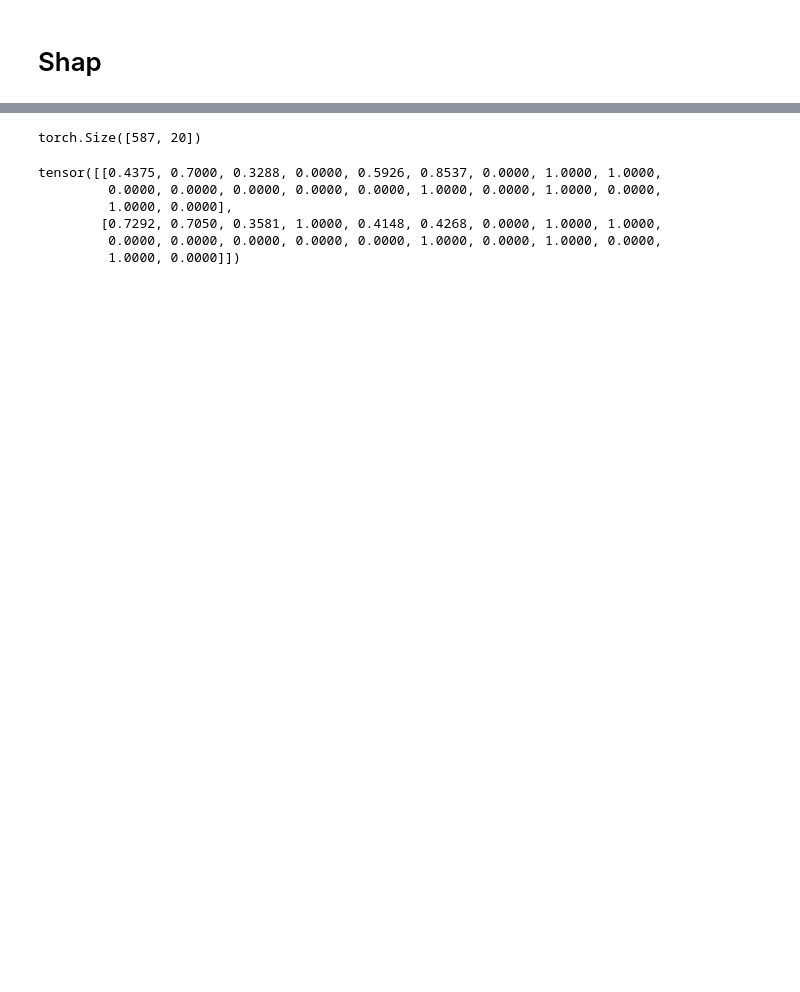
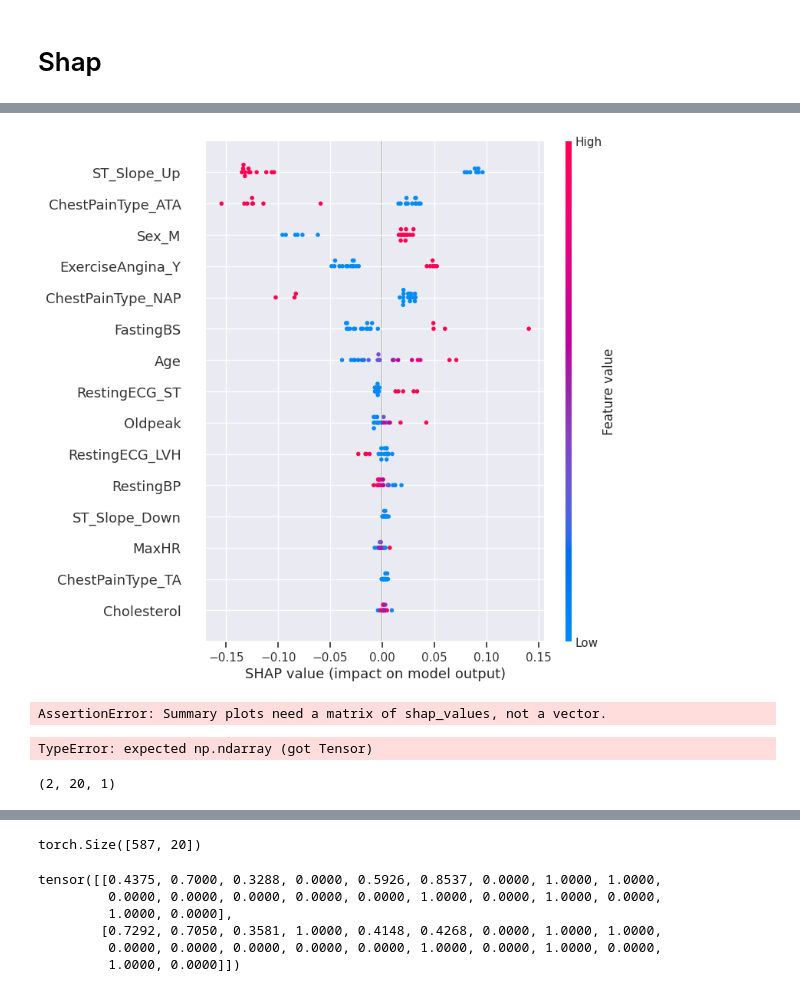
Before and after one commit to juliepinole/eth, a Jupyter notebook: healthcare/heart/Heart_MLP.ipynb, the cells around one changed output, grey strips where cells are left out. Cells and saved outputs as stored; diff of their text form; code cells hidden in the pictures; blank space fills up the shorter version.

```diff
--- a/healthcare/heart/Heart_MLP.ipynb
+++ b/healthcare/heart/Heart_MLP.ipynb
@@ -868,24 +650,0 @@ BokehModel(combine_events=True, render_bundle={'docs_json': {'e86ff16d-7fa7-47b1
-# %%
-
-train_test_data, final_categorical_features, all_features, embeddings_output = lib.pre_process_features(
-        df_heart_train,
-        num_features=num_features,
-        categorical_features=categorical_features,
-        category_to_drop=None,
-        label_col=label_col,
-        add_embeddings=base.add_embeddings,
-        add_one_hot_encoded=base.add_one_hot_encoded,
-        stand_features=base.stand_features,
-        stand_embeddings=base.stand_embeddings,
-        test_size=base.test_size,
-        random_state=base.random_state_test_train_split,
-        replace_pb_values={
-            'Cholesterol': {
-                'target_to_replace': 0,
-                'replacement_method': 'median',
-            }
-				},
-)
-X_train, X_test = train_test_data.tensors['X_train'], train_test_data.tensors['X_test']
-y_train, y_test = train_test_data.tensors['y_train'], train_test_data.tensors['y_test']
-X_train_df = train_test_data.dataframes['X_train']
@@ -900 +659,8 @@ adding One Hot Encoded
 import shap
+# %%
+f = lambda x: model(Variable(torch.from_numpy(x) )).detach().numpy()
+data = X_train['all'].numpy()
+
+# The explainer doesn't like tensors, hence the f function
+explainer = shap.KernelExplainer(f, data)
+# Get the shap values from my test data
@@ -900,0 +669,3 @@ import shap
+# %%
+data_positive = X_train['all'][:20,:].numpy()
+shap_values = explainer.shap_values(data_positive)
@@ -900,0 +677,21 @@ import shap
+# %%
+feature_names = all_features
+shap.summary_plot(np.squeeze(shap_values, axis=2), data_positive, all_features)
+# %% [output]
+[figure, added]
+# %%
+feature_names = all_features
+shap.summary_plot(np.squeeze(shap_values, axis=2)[0], data_positive, all_features)
+# %% [output]
+AssertionError: Summary plots need a matrix of shap_values, not a vector.
+# %%
+explainer_generic = shap.Explainer(f, data)
+shap_values = explainer.shap_values(f(X_test['all']))
+# %% [output]
+TypeError: expected np.ndarray (got Tensor)
+# %%
+X_train, X_test = train_test_data.tensors['X_train'], train_test_data.tensors['X_test']
+y_train, y_test = train_test_data.tensors['y_train'], train_test_data.tensors['y_test']
+X_train_df = train_test_data.dataframes['X_train']
+# %% [output]
+(2, 20, 1)
```
Also changed, not shown: parts of 45 cells of this notebook, 15 other files.
